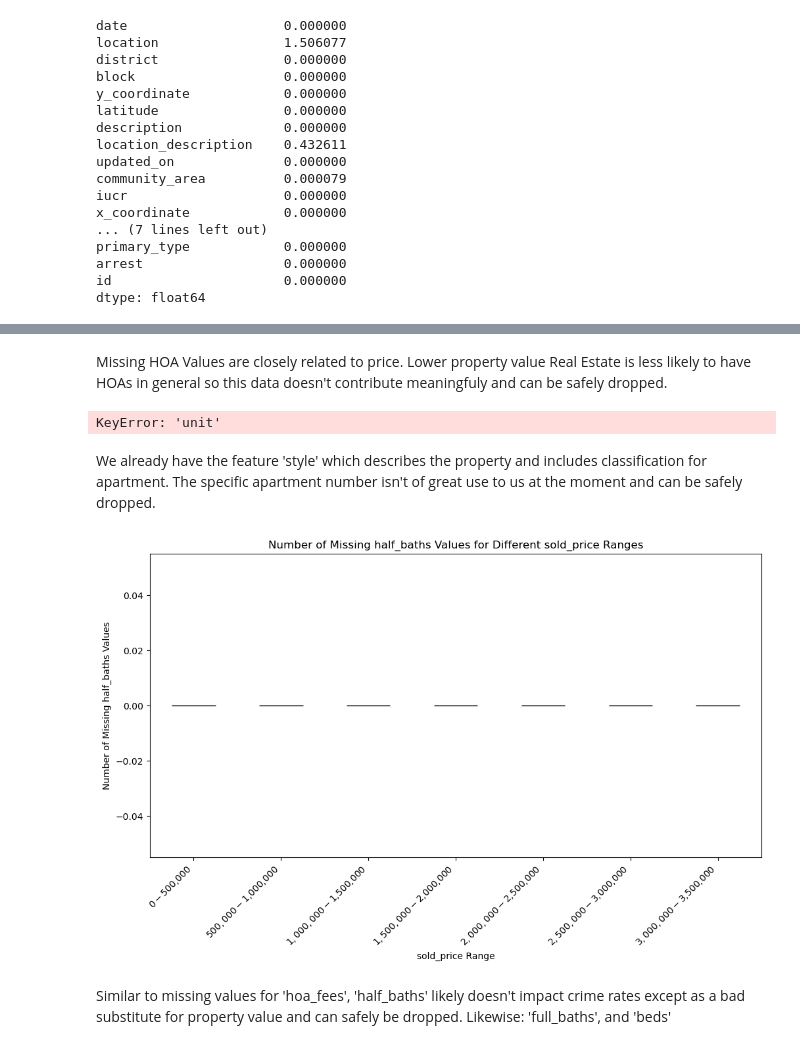
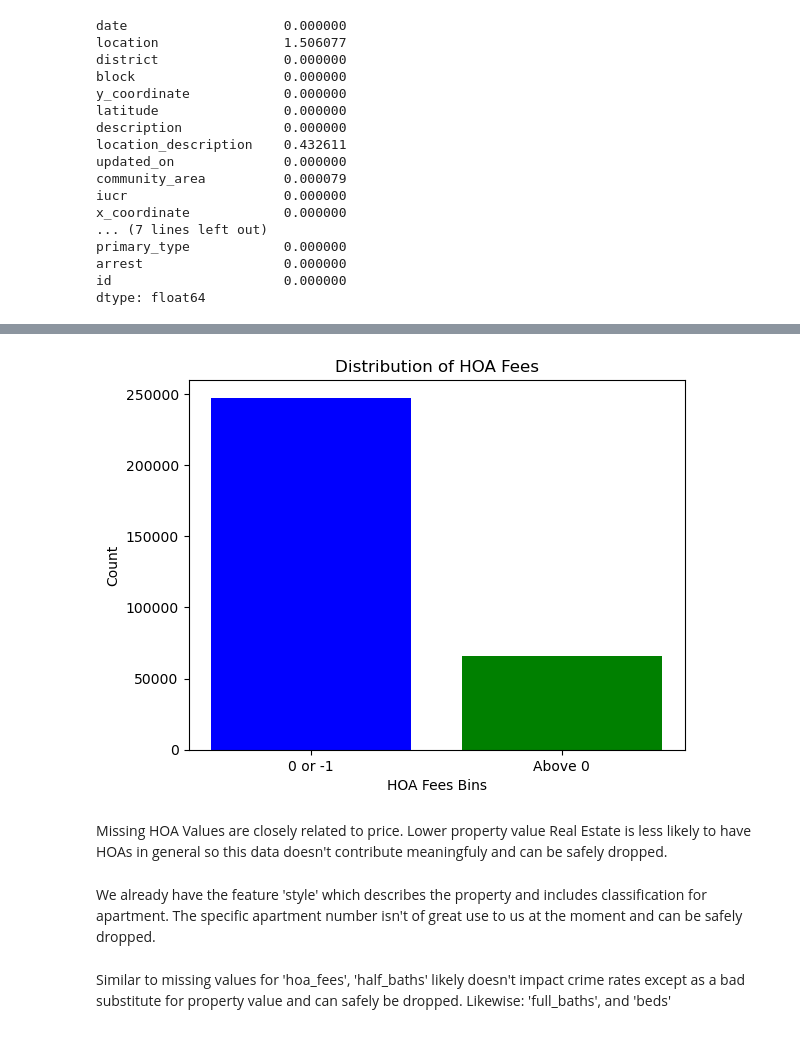
Before and after one commit to idellinger/SafeHaven-Chicago-Crime-and-Housing, a Jupyter notebook: Israel/EDA.ipynb, the cells around one changed output, grey strips where cells are left out. Cells and saved outputs as stored; diff of their text form; code cells hidden in the pictures.

Commit message:
visual

```diff
--- a/Israel/EDA.ipynb
+++ b/Israel/EDA.ipynb
@@ -5,7 +5,7 @@ import matplotlib.pyplot as plt
 from matplotlib.ticker import FuncFormatter
 import numpy as np
 # %%
-database_file = '/Users/israeldellinger/chicago-crime-property-analysis/Israel/data/chicago-crime-property.db'
+database_file = 'C:\Data Science\data\chicago-crime-property-analysis\chicago-crime-property-analysis\Israel\data\chicago-crime-property.db'
 connection = sqlite3.connect(database_file)
 cursor = connection.cursor()
 
@@ -141,28 +120,3 @@ primary_type            0.000000
 arrest                  0.000000
 id                      0.000000
 dtype: float64
-# %%
-# Set the bins for 'sold_price'
-bins = np.arange(0, 4000000, 500000)
-
-# Create a new column in house_df to represent the bins
-house_df['sold_price_bins'] = pd.cut(house_df['sold_price'], bins=bins, include_lowest=True)
-
-# Count the number of missing values for each bin
-missing_values_counts = house_df[house_df['hoa_fee'].isnull()].groupby('sold_price_bins').size()
-
-# Create a bar plot
-plt.figure(figsize=(12, 6))
-missing_values_counts.plot(kind='bar', color='red', edgecolor='black')
-
-# Set x-axis ticks with readable price ranges
-bin_labels = ['${:,.0f} - ${:,.0f}'.format(left, right) for left, right in zip(bins[:-1], bins[1:])]
-plt.xticks(range(len(bins)-1), bin_labels, rotation=45, ha='right')
-
-# Set plot labels and title
-plt.xlabel('sold_price Range')
-plt.ylabel('Number of Missing hoa_fee Values')
-plt.title('Number of Missing hoa_fee Values for Different sold_price Ranges')
-
-# Show the plot
-plt.show()
@@ -171,40 +139,19 @@ plt.show()
+# %%
+bin_condition_1 = (house_df['hoa_fee'] == 0) | (house_df['hoa_fee'] == -1)
+bin_condition_2 = house_df['hoa_fee'] > 0
+
+# Plotting the bar plot with two bins
+plt.bar(['0 or -1', 'Above 0'], [house_df[bin_condition_1].shape[0], house_df[bin_condition_2].shape[0]], color=['blue', 'green'])
+plt.xlabel('HOA Fees Bins')
+plt.ylabel('Count')
+plt.title('Distribution of HOA Fees')
+plt.show()
+# %% [output]
+[figure, added]
 # %% [markdown]
 Missing HOA Values are closely related to price. Lower property value Real Estate is less likely to have HOAs in general so this data doesn't contribute meaningfuly and can be safely dropped.
-# %%
-house_df['unit'].info()
-house_df['unit'].head()
-house_df['unit'].value_counts()
-# %% [output]
-KeyError: 'unit'
 # %% [markdown]
 We already have the feature 'style' which describes the property and includes classification for apartment. The specific apartment number isn't of great use to us at the moment and can be safely dropped.
-# %%
-# Set the bins for 'sold_price'
-bins = np.arange(0, 4000000, 500000)
-
-# Create a new column in house_df to represent the bins
-house_df['sold_price_bins'] = pd.cut(house_df['sold_price'], bins=bins, include_lowest=True)
-
-# Count the number of missing values for each bin
-missing_values_counts = house_df[house_df['half_baths'].isnull()].groupby('sold_price_bins').size()
-
-# Create a bar plot
-plt.figure(figsize=(12, 6))
-missing_values_counts.plot(kind='bar', color='red', edgecolor='black')
-
-# Set x-axis ticks with readable price ranges
-bin_labels = ['${:,.0f} - ${:,.0f}'.format(left, right) for left, right in zip(bins[:-1], bins[1:])]
-plt.xticks(range(len(bins)-1), bin_labels, rotation=45, ha='right')
-
-# Set plot labels and title
-plt.xlabel('sold_price Range')
-plt.ylabel('Number of Missing half_baths Values')
-plt.title('Number of Missing half_baths Values for Different sold_price Ranges')
-
-# Show the plot
-plt.show()
-# %% [output]
-[figure, removed]
 # %% [markdown]
 Similar to missing values for 'hoa_fees', 'half_baths' likely doesn't impact crime rates except as a bad substitute for property value and can safely be dropped. Likewise: 'full_baths', and 'beds'
 # %%
```
Also changed, not shown: parts of 10 cells of this notebook, 1 other file.
